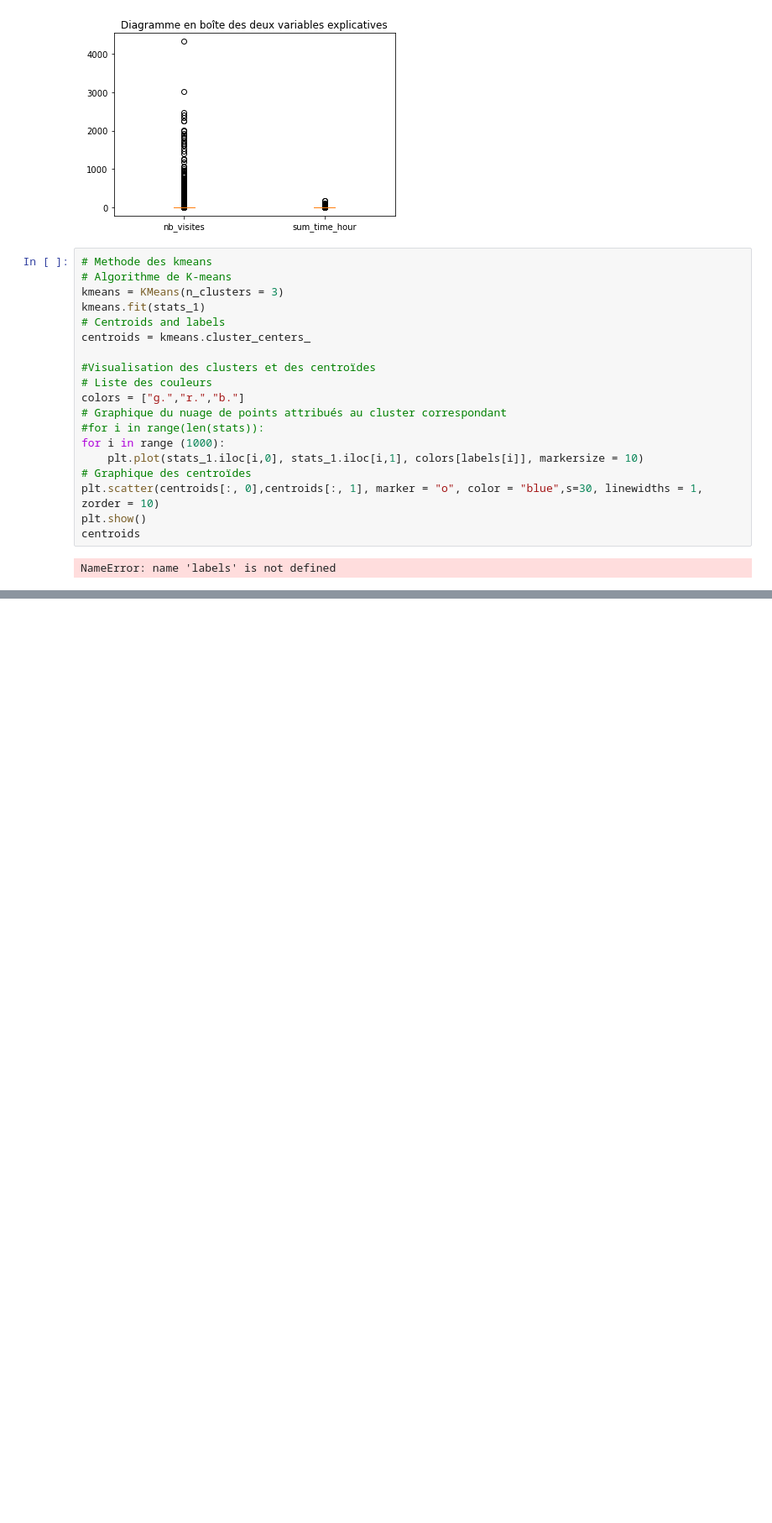
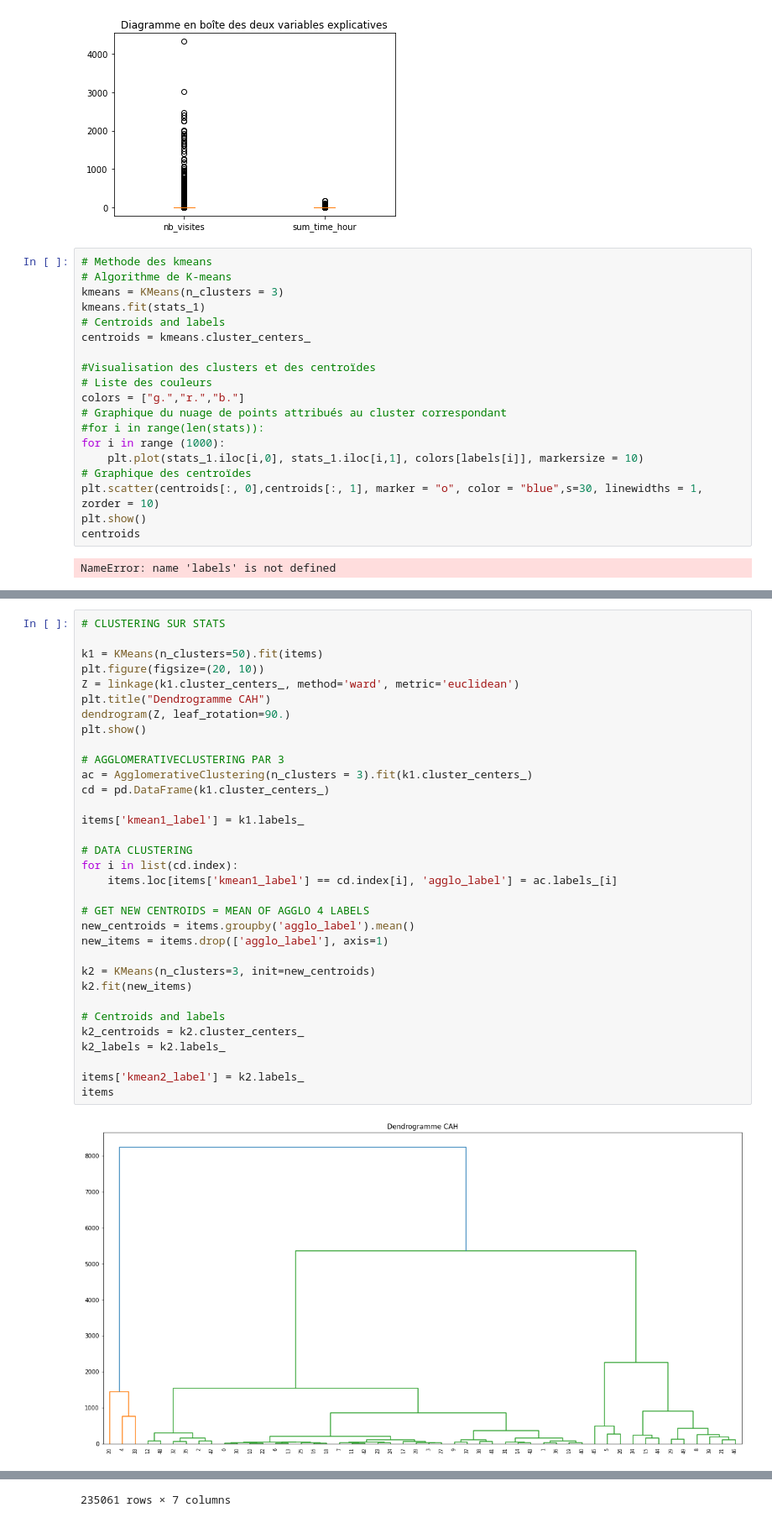
Before and after one commit to soopajot/eCommerce_Customer_Behavior, a Jupyter notebook: time_transactions_visiteurs_clustering.ipynb, the cells around one changed output, grey strips where cells are left out. Shown at 84% size. Cells and saved outputs as stored; diff of their text form; blank space fills up the shorter version.

Commit message:
ajout items

```diff
--- a/time_transactions_visiteurs_clustering.ipynb
+++ b/time_transactions_visiteurs_clustering.ipynb
@@ -449,0 +552,35 @@ NameError: name 'labels' is not defined
+# %%
+# CLUSTERING SUR STATS
+
+k1 = KMeans(n_clusters=50).fit(items)
+plt.figure(figsize=(20, 10))
+Z = linkage(k1.cluster_centers_, method='ward', metric='euclidean')
+plt.title("Dendrogramme CAH")
+dendrogram(Z, leaf_rotation=90.)
+plt.show()
+
+# AGGLOMERATIVECLUSTERING PAR 3
+ac = AgglomerativeClustering(n_clusters = 3).fit(k1.cluster_centers_)
+cd = pd.DataFrame(k1.cluster_centers_)
+
+items['kmean1_label'] = k1.labels_
+
+# DATA CLUSTERING
+for i in list(cd.index):
+    items.loc[items['kmean1_label'] == cd.index[i], 'agglo_label'] = ac.labels_[i]
+
+# GET NEW CENTROIDS = MEAN OF AGGLO 4 LABELS
+new_centroids = items.groupby('agglo_label').mean()
+new_items = items.drop(['agglo_label'], axis=1)
+
+k2 = KMeans(n_clusters=3, init=new_centroids)
+k2.fit(new_items)
+
+# Centroids and labels
+k2_centroids = k2.cluster_centers_
+k2_labels = k2.labels_
+
+items['kmean2_label'] = k2.labels_
+items
+# %% [output]
+[figure, added]
@@ -449,0 +600 @@ NameError: name 'labels' is not defined
+235061 rows × 7 columns
```
Also changed, not shown: parts of 6 cells of this notebook.
